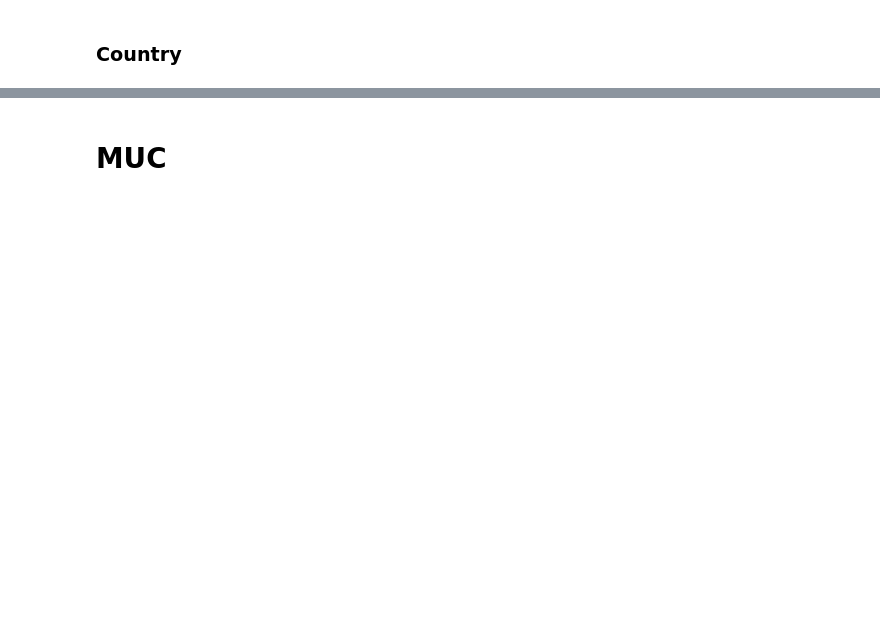
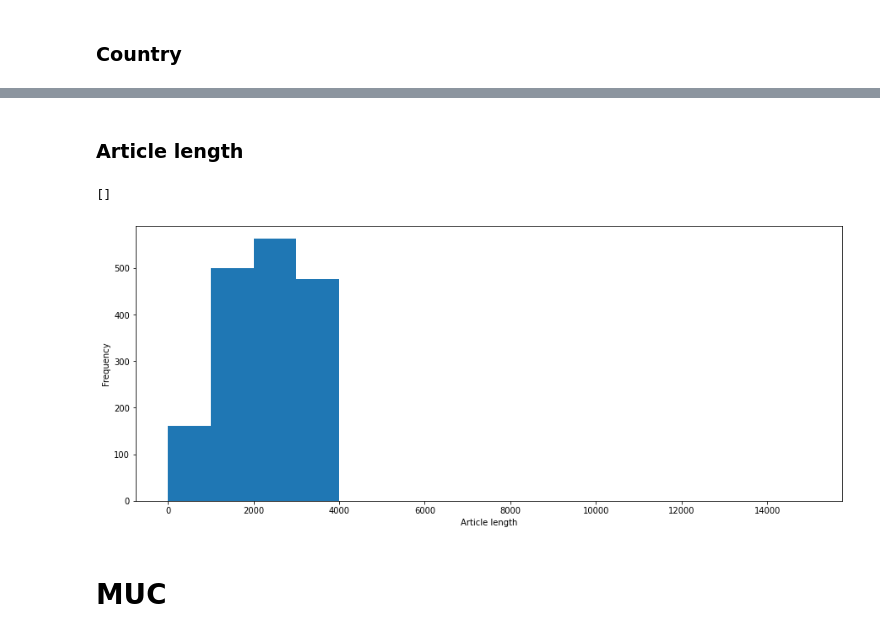
Before and after one commit to pjjongenelen/newscript, a Jupyter notebook: src/EDA/exploration.ipynb, the cells around one changed output, grey strips where cells are left out. Saved outputs shown, nothing was run; the diff lists cells and outputs as text; code cells hidden in the pictures; blank space fills up the shorter version.

```diff
--- a/src/EDA/exploration.ipynb
+++ b/src/EDA/exploration.ipynb
@@ -75,4 +75,17 @@ Percentage of missing values: 6%
 Data type: <class 'str'>
+# %% [markdown]
+### Article length
+# %%
+gnm['text_length'] = gnm.text.str.len()
+gnm_len = gnm.text_length.tolist()
+fig = plt.figure(figsize=[15,6])
+plt.hist(gnm_len, bins=[0,1000,2000,3000,4000,5000,6000,7000,8000,9000,10000,11000,12000,14000,15000])
+plt.xlabel('Article length')
+plt.ylabel('Frequency')
+plt.plot()
+# %% [output]
+[]
+[figure, added]
 # %% [markdown]
 # MUC
 # %%
```
Also changed, not shown: parts of 14 cells of this notebook, 8 other files.
